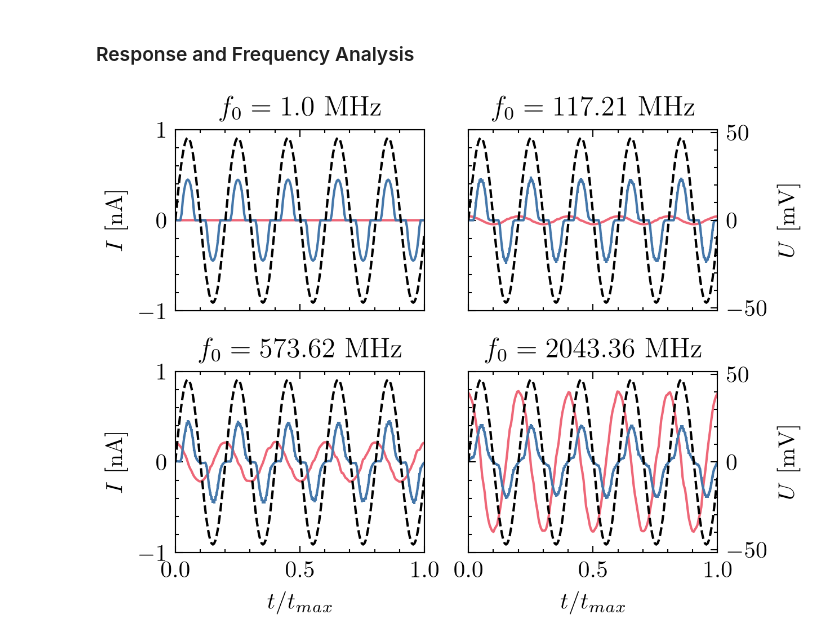
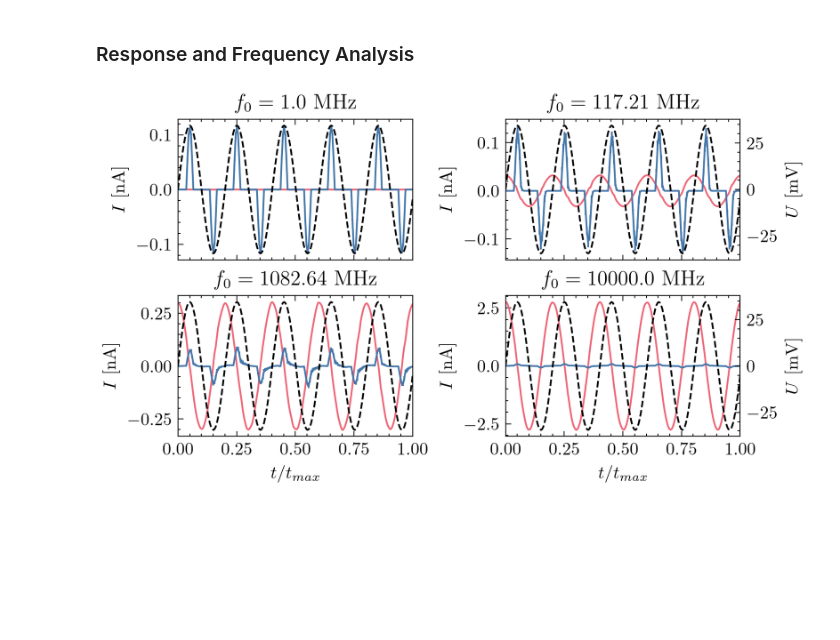
Before and after one commit to JonasMnsing/nanonets, a Jupyter notebook: notebooks/time_dependent/set_freq_amp.ipynb, the cells around one changed output. Cells and saved outputs as stored; diff of their text form; code cells hidden in the pictures; blank space fills up the shorter version.

```diff
--- a/notebooks/time_dependent/set_freq_amp.ipynb
+++ b/notebooks/time_dependent/set_freq_amp.ipynb
@@ -21,14 +23,14 @@ topo = {"Nx": 1, "Ny": 1, "electrode_type" : ['constant','constant']}
 sim = nanonets.Simulation(topo, SELF_CAP)
 v_base = sim.electrostatic.get_charging_energies()[0]*1e-3
 # %%
-AMPLITUDE_MULT  = [1.0, 1.5, 2.0, 2.5, 3.0, 3.5, 4.0, 4.5, 5.0]
+AMPLITUDE_MULT  = [2.0, 2.2, 2.4, 2.6, 2.8, 3.0, 3.2, 3.4, 3.6, 3.8, 4.0]
 FREQ_LIST       = np.round(np.logspace(0,4,30),2)
 data_raw        = {amp_mult : {f0 : pd.read_csv(f"../../data/raw/time_dependent/set_freq_amp/set_amp{amp_mult*v_base:.3f}_f0{f0:.2f}_self_cap{SELF_CAP:.2f}.csv").iloc[N_EQ_PERIODS*SAMPLE_P_PERIOD:,:]
                                for f0 in FREQ_LIST} for amp_mult in AMPLITUDE_MULT}
 # %% [markdown]
 ### Average Signal along Periods
 # %%
-t = {f0 : np.arange(5 * SAMPLE_P_PERIOD)*(data_raw[1][f0]['t'].values[1] - data_raw[1][f0]['t'].values[0]) * 1e9 for f0 in FREQ_LIST}
+t = {f0 : np.arange(5 * SAMPLE_P_PERIOD)*(data_raw[2][f0]['t'].values[1] - data_raw[2][f0]['t'].values[0]) * 1e9 for f0 in FREQ_LIST}
 x = {amp : {f0 : np.mean(data_raw[amp][f0]['E0'].values.reshape((12, 5 * SAMPLE_P_PERIOD)), axis=0)*1000 for f0 in FREQ_LIST} for amp in AMPLITUDE_MULT}
 y = {amp : {f0 : np.mean(data_raw[amp][f0]['Observable'].values.reshape((12, 5 * SAMPLE_P_PERIOD)), axis=0)*1e-9 for f0 in FREQ_LIST} for amp in AMPLITUDE_MULT}
 y_e = {amp : {f0 : np.sqrt(np.sum(data_raw[amp][f0]['Error'].values.reshape((12, 5 * SAMPLE_P_PERIOD))**2, axis=0))*1e-9 / ((N_PERIODS - N_EQ_PERIODS) // 5) for f0 in FREQ_LIST} for amp in AMPLITUDE_MULT}
@@ -44,7 +46,7 @@ ax1 = fig.add_subplot(2, 1, 1)
 ax2 = fig.add_subplot(2, 1, 2)
 
 norm = mcolors.Normalize(vmin=min(AMPLITUDE_MULT), vmax=max(AMPLITUDE_MULT))
-cmap = cm.viridis
+cmap = cm.cividis
 
 for amp in AMPLITUDE_MULT:
 
@@ -56,7 +58,9 @@ _ = ax1.set_yscale('log')
 _ = ax2.set_xscale('log')
 
 _ = ax1.set_ylim(10,1000)
+_ = ax1.set_xlim(1, 1e4)
 _ = ax2.set_ylim(0,0.6)
+_ = ax2.set_xlim(1, 1e4)
 
 _ = ax1.set_ylabel("$Y_{I}(f_0)$ [nS]")
 _ = ax2.set_ylabel("$\\varphi_{I}(f_0)~[\\pi]$")
@@ -64,5 +68,7 @@ _ = ax2.set_xlabel('$f_0~[\\mathrm{MHz}]$')
 
 sm = cm.ScalarMappable(cmap=cmap, norm=norm)
 cbar = fig.colorbar(sm, ax=[ax1, ax2], location='right')
-cbar.set_label('Amplitude Multiplier')
+cbar.set_label('$n_{th}$')
+
+fig.savefig("plots/set_freq_amp/bode_plot.svg", transparent=True, bbox_inches='tight')
 # %% [output]
@@ -99,19 +109,22 @@ thd = {amp : [compute_thd(h_f[amp][f0]) for f0 in FREQ_LIST] for amp in AMPLITUD
 fig = plt.figure(dpi=300, layout='constrained')
 ax  = fig.add_subplot()
 norm = mcolors.Normalize(vmin=min(AMPLITUDE_MULT), vmax=max(AMPLITUDE_MULT))
-cmap = cm.viridis
+cmap = cm.cividis
 
 for i, amp in enumerate(AMPLITUDE_MULT):
 
     ax.plot(FREQ_LIST, thd[amp], color=cmap(norm(amp)))
 
 _ = ax.set_xscale('log')
-_ = ax.set_ylim(0,0.8)
+_ = ax.set_ylim(0,1.2)
 
 _ = ax.set_ylabel("$THD(f_0)$")
 _ = ax.set_xlabel('$f_0~[\\mathrm{MHz}]$')
+_ = ax.set_xlim(1, 1e4)
 
 sm = cm.ScalarMappable(cmap=cmap, norm=norm)
 cbar = fig.colorbar(sm, ax=ax, location='right')
-cbar.set_label('Amplitude Multiplier')
+cbar.set_label('$n_{th}$')
+
+fig.savefig("plots/set_freq_amp/thd_vs_f0.svg", transparent=True, bbox_inches='tight')
 # %% [output]
@@ -123,46 +136,46 @@ Best Values
 # %% [markdown]
 ### Response and Frequency Analysis
 # %%
-amp = 3
-f0s = [FREQ_LIST[0], FREQ_LIST[15], FREQ_LIST[2*len(FREQ_LIST)//3], FREQ_LIST[-6]]
-fig, axes = plt.subplots(2, 2, sharex=True, sharey=True, dpi=300, layout='constrained')
+amp = 2.2
+f0s = [FREQ_LIST[0], FREQ_LIST[15], FREQ_LIST[22], FREQ_LIST[-1]]
+fig, axes = plt.subplots(2, 2, sharex=True, sharey=False, dpi=300, layout='constrained')
 fig.set_figheight(fig.get_figheight()*1.2)
-fig.set_figwidth(fig.get_figwidth()*1.2)
+fig.set_figwidth(fig.get_figwidth()*1.6)
 
 ax2_first = None
 
 for i, f0 in enumerate(f0s):
     ax = axes.flat[i]
     col = i % 2
 
     if ax2_first is None:
         ax2 = ax.twinx()
         ax2_first = ax2
     else:
         ax2 = ax.twinx()
         ax2.sharey(ax2_first)
 
     if col == 0:
         ax2.tick_params(axis='y', which='both', labelright=False, right=False)
     else:
         ax2.set_ylabel("$U~[\\mathrm{mV}]$")
 
     t_norm = t[f0] / t[f0].max()
 
     ax2.plot(t_norm, x[amp][f0], color='black', ls='--')
     ax2.grid(False)
 
     ax.errorbar(t_norm, y[amp][f0], y_e[amp][f0])
     ax.plot(t_norm, y_d[amp][f0])
     ax.grid(False)
     ax.set_title(f"$f_0 = {f0}~\\mathrm{{MHz}}$")
+    ax.set_ylabel("$I~[\\mathrm{nA}]$")
 
 _ = axes[0, 0].set_xlim(0, 1)
-_ = axes[0, 0].set_ylim(-1, 1)
-_ = axes[0, 0].set_ylabel("$I~[\\mathrm{nA}]$")
-_ = axes[1, 0].set_ylabel("$I~[\\mathrm{nA}]$")
 _ = axes[1, 1].set_xlabel("$t / t_{max}$")
 _ = axes[1, 0].set_xlabel("$t / t_{max}$")
+
+fig.savefig("plots/set_freq_amp/current_responses.svg", transparent=True, bbox_inches='tight')
 # %% [output]
-[figure, old version]
+[figure, new version]
 # %%
```
Also changed, not shown: parts of 6 cells of this notebook, 23 other files.
